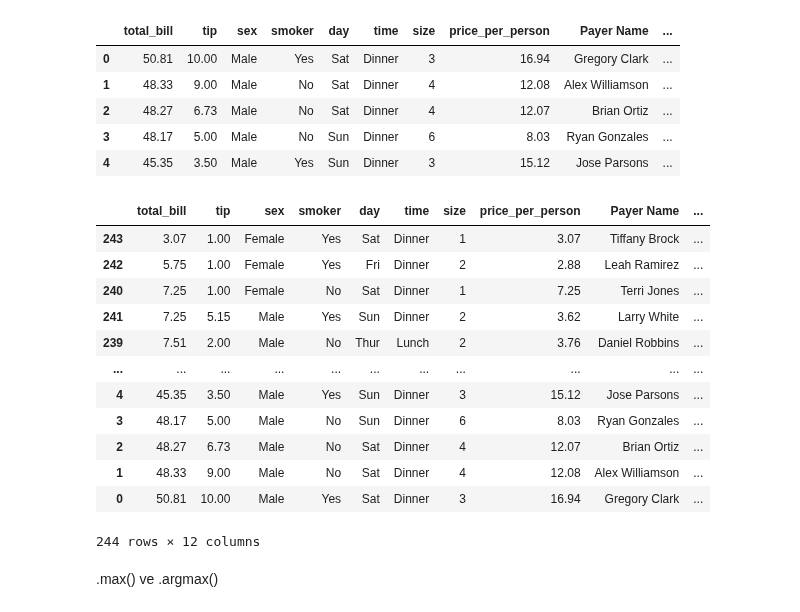
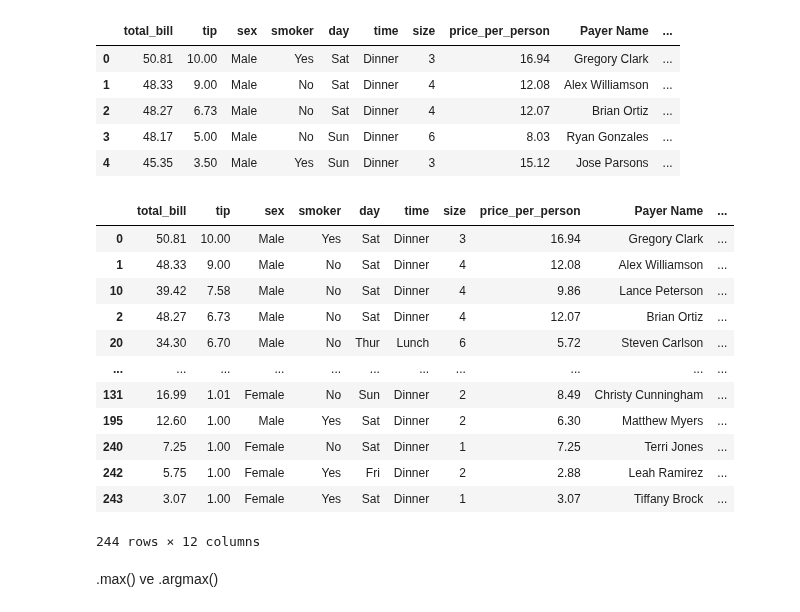
Before and after one commit to hasanocal7/DS-Libs, a Jupyter notebook: Pandas2.ipynb, the cells around one changed output. Cells and saved outputs as stored; diff of their text form; code cells hidden in the pictures.

```diff
--- a/Pandas2.ipynb
+++ b/Pandas2.ipynb
@@ -356,20 +340,20 @@ df.head()
 | 3 | 48.17 | 5.00 | Male | No | Sun | Dinner | 6 | 8.03 | Ryan Gonzales | ... |
 | 4 | 45.35 | 3.50 | Male | Yes | Sun | Dinner | 3 | 15.12 | Jose Parsons | ... |
 # %%
-df.sort_values(['total_bill','tip'] , a)
+df.sort_values(['tip' , 'total_bill'] , ascending = False)
 # %% [output]
 |  | total_bill | tip | sex | smoker | day | time | size | price_per_person | Payer Name | ... |
+| 0 | 50.81 | 10.00 | Male | Yes | Sat | Dinner | 3 | 16.94 | Gregory Clark | ... |
+| 1 | 48.33 | 9.00 | Male | No | Sat | Dinner | 4 | 12.08 | Alex Williamson | ... |
+| 10 | 39.42 | 7.58 | Male | No | Sat | Dinner | 4 | 9.86 | Lance Peterson | ... |
+| 2 | 48.27 | 6.73 | Male | No | Sat | Dinner | 4 | 12.07 | Brian Ortiz | ... |
+| 20 | 34.30 | 6.70 | Male | No | Thur | Lunch | 6 | 5.72 | Steven Carlson | ... |
+| ... | ... | ... | ... | ... | ... | ... | ... | ... | ... | ... |
+| 131 | 16.99 | 1.01 | Female | No | Sun | Dinner | 2 | 8.49 | Christy Cunningham | ... |
+| 195 | 12.60 | 1.00 | Male | Yes | Sat | Dinner | 2 | 6.30 | Matthew Myers | ... |
+| 240 | 7.25 | 1.00 | Female | No | Sat | Dinner | 1 | 7.25 | Terri Jones | ... |
+| 242 | 5.75 | 1.00 | Female | Yes | Fri | Dinner | 2 | 2.88 | Leah Ramirez | ... |
 | 243 | 3.07 | 1.00 | Female | Yes | Sat | Dinner | 1 | 3.07 | Tiffany Brock | ... |
-| 242 | 5.75 | 1.00 | Female | Yes | Fri | Dinner | 2 | 2.88 | Leah Ramirez | ... |
-| 240 | 7.25 | 1.00 | Female | No | Sat | Dinner | 1 | 7.25 | Terri Jones | ... |
-| 241 | 7.25 | 5.15 | Male | Yes | Sun | Dinner | 2 | 3.62 | Larry White | ... |
-| 239 | 7.51 | 2.00 | Male | No | Thur | Lunch | 2 | 3.76 | Daniel Robbins | ... |
-| ... | ... | ... | ... | ... | ... | ... | ... | ... | ... | ... |
-| 4 | 45.35 | 3.50 | Male | Yes | Sun | Dinner | 3 | 15.12 | Jose Parsons | ... |
-| 3 | 48.17 | 5.00 | Male | No | Sun | Dinner | 6 | 8.03 | Ryan Gonzales | ... |
-| 2 | 48.27 | 6.73 | Male | No | Sat | Dinner | 4 | 12.07 | Brian Ortiz | ... |
-| 1 | 48.33 | 9.00 | Male | No | Sat | Dinner | 4 | 12.08 | Alex Williamson | ... |
-| 0 | 50.81 | 10.00 | Male | Yes | Sat | Dinner | 3 | 16.94 | Gregory Clark | ... |
 244 rows × 12 columns
 # %% [markdown]
 .max() ve .argmax()
```
Also changed, not shown: parts of 24 cells of this notebook.
